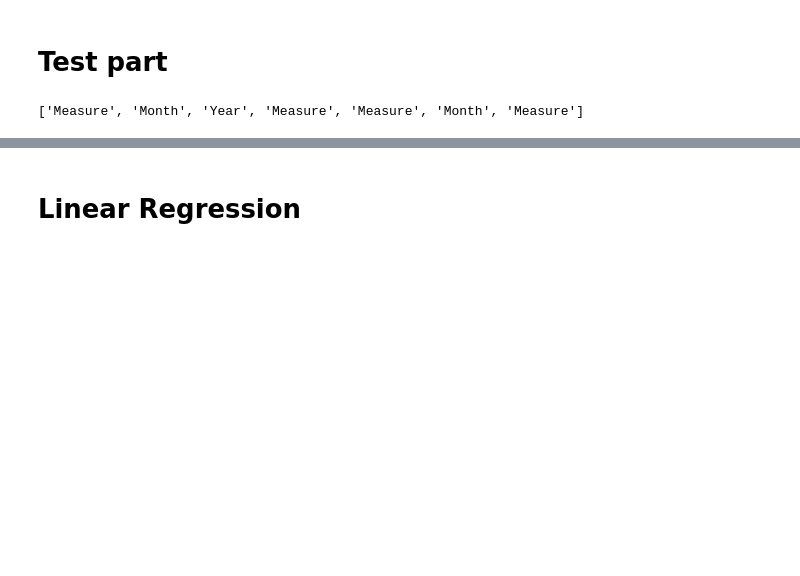
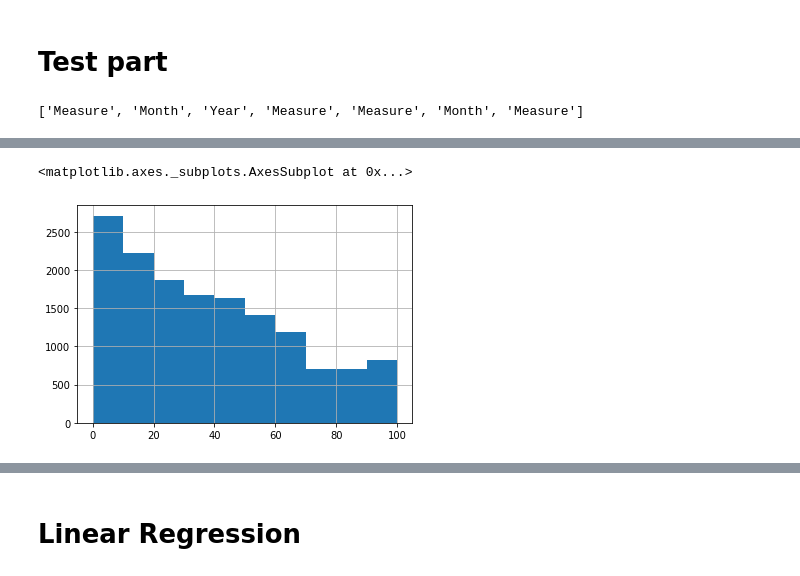
Before and after one commit to rnaua/DMML2019_Team_Swatch, a Jupyter notebook: code/Regression_final.ipynb, the cells around one changed output, grey strips where cells are left out. Cells and saved outputs as stored; diff of their text form; code cells hidden in the pictures; blank space fills up the shorter version.

```diff
--- a/code/Regression_final.ipynb
+++ b/code/Regression_final.ipynb
@@ -368,3 +404,6 @@ final
 #computeLogistic(persons,['Otay Mesa'],np.asarray(subset),8)
 # %% [output]
 ['Measure', 'Month', 'Year', 'Measure', 'Measure', 'Month', 'Measure']
+# %%
+nozero = persons[persons['Value'] != 0]
+nozero.head()
@@ -370,0 +417,5 @@ final
+# %%
+nozero['Value'].hist(range=[0,100])
+# %% [output]
+<matplotlib.axes._subplots.AxesSubplot at 0x...>
+[figure, added]
```
Also changed, not shown: parts of 10 cells of this notebook.
